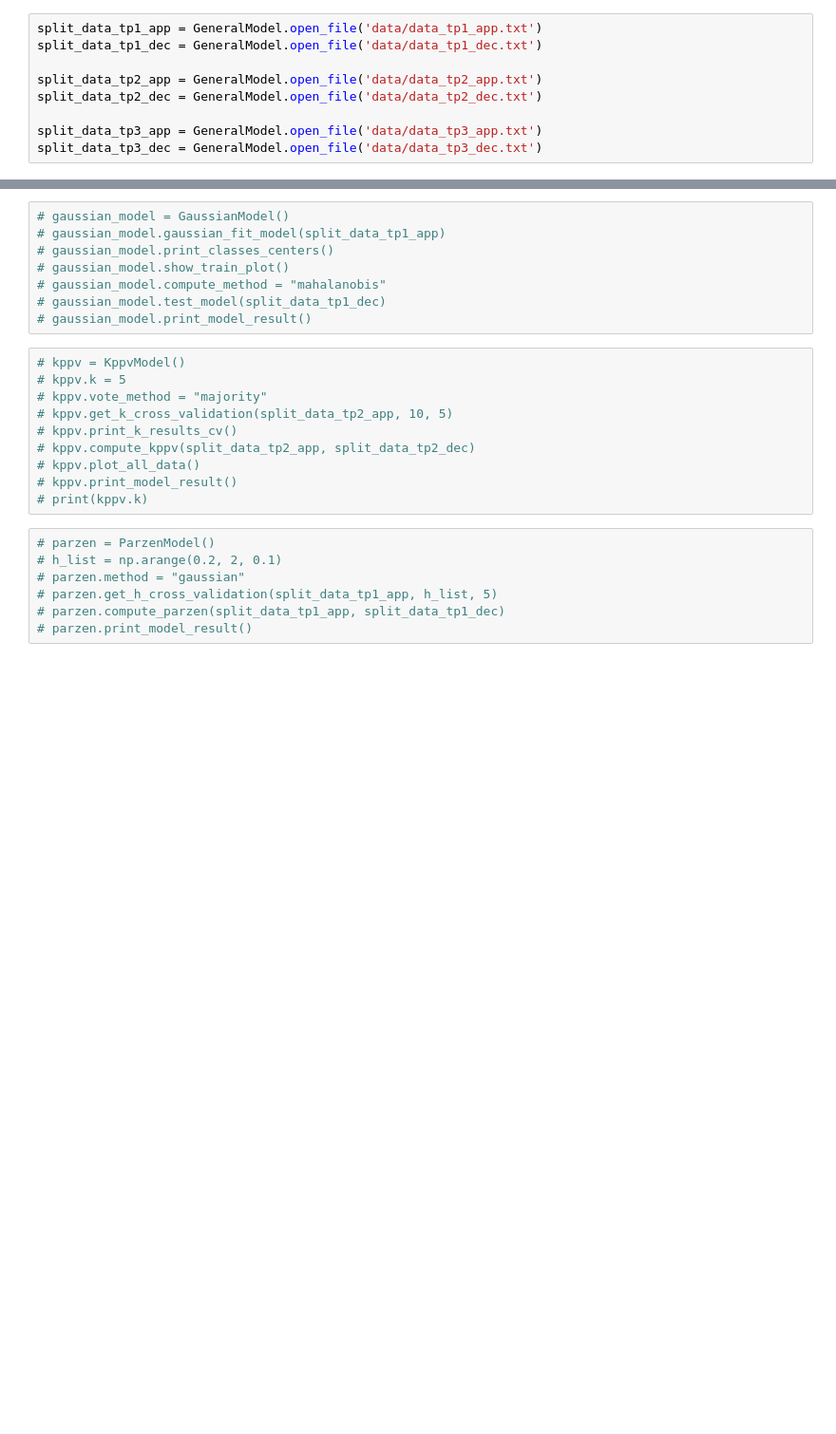
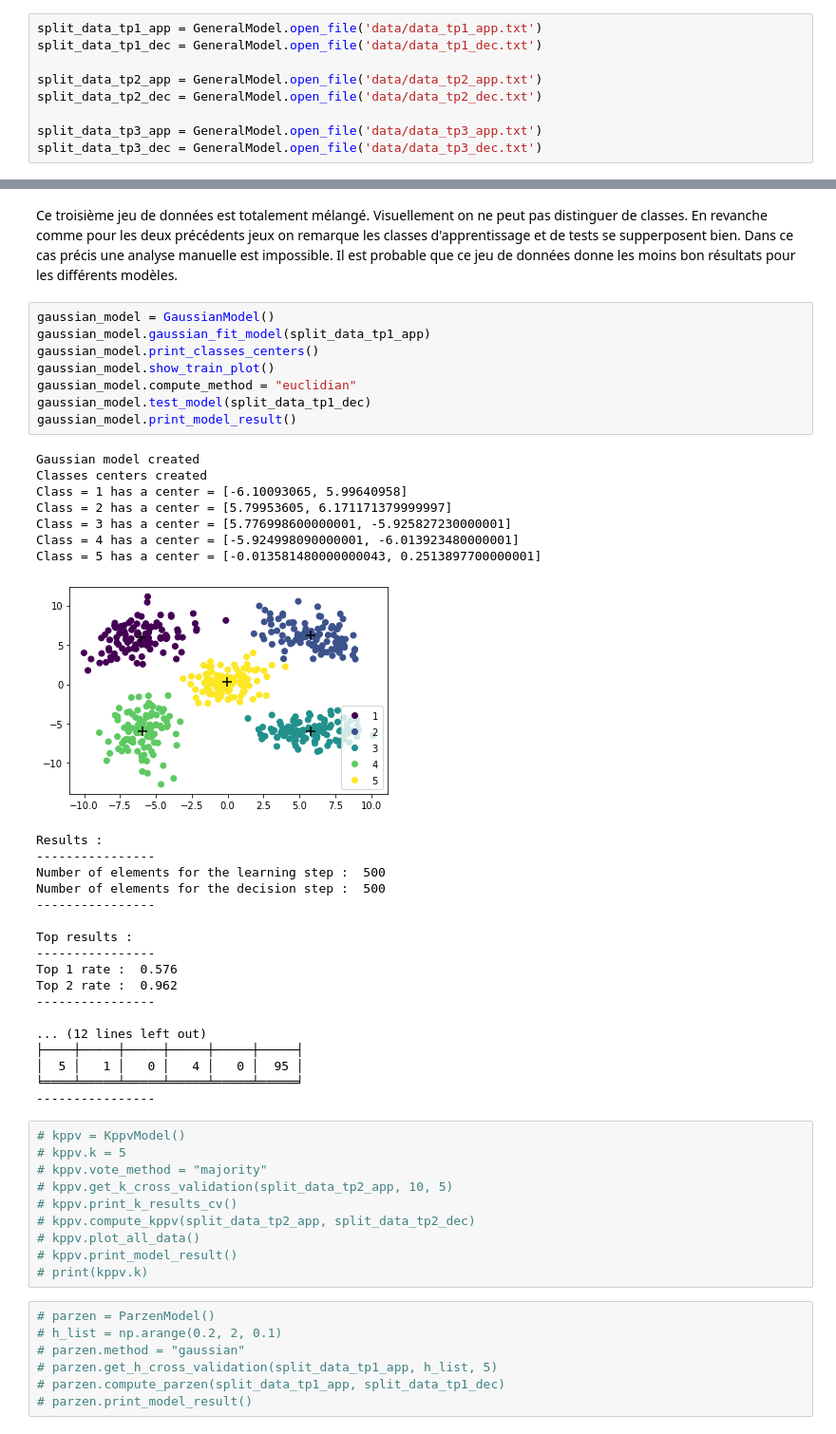
Before and after one commit to RudolphDev/machine_learning, a Jupyter notebook: analysis.ipynb, the cells around one changed output, grey strips where cells are left out. Shown at 95% size. Drawn from its saved outputs; the diff is of its cells as text; blank space fills up the shorter version.

```diff
--- a/analysis.ipynb
+++ b/analysis.ipynb
@@ -16,11 +49,39 @@ split_data_tp3_dec = GeneralModel.open_file('data/data_tp3_dec.txt')
+# %% [markdown]
+Ce troisième jeu de données est totalement mélangé. Visuellement on ne peut pas distinguer de classes. En revanche comme pour les deux précédents jeux on remarque les classes d'apprentissage et de tests se supperposent bien. Dans ce cas précis une analyse manuelle est impossible. Il est probable que ce jeu de données donne les moins bon résultats pour les différents modèles.
 # %%
-# gaussian_model = GaussianModel()
-# gaussian_model.gaussian_fit_model(split_data_tp1_app)
-# gaussian_model.print_classes_centers()
-# gaussian_model.show_train_plot()
-# gaussian_model.compute_method = "mahalanobis"
-# gaussian_model.test_model(split_data_tp1_dec)
-# gaussian_model.print_model_result()
+gaussian_model = GaussianModel()
+gaussian_model.gaussian_fit_model(split_data_tp1_app)
+gaussian_model.print_classes_centers()
+gaussian_model.show_train_plot()
+gaussian_model.compute_method = "euclidian"
+gaussian_model.test_model(split_data_tp1_dec)
+gaussian_model.print_model_result()
+# %% [output]
+Gaussian model created
+Classes centers created
+Class = 1 has a center = [-6.10093065, 5.99640958]
+Class = 2 has a center = [5.79953605, 6.171171379999997]
+Class = 3 has a center = [5.776998600000001, -5.925827230000001]
+Class = 4 has a center = [-5.924998090000001, -6.013923480000001]
+Class = 5 has a center = [-0.013581480000000043, 0.2513897700000001]
+[figure, added]
+Results :
+----------------
+Number of elements for the learning step :  500
+Number of elements for the decision step :  500
+----------------
+
+Top results :
+----------------
+Top 1 rate :  0.576
+Top 2 rate :  0.962
+----------------
+
+... (12 lines left out)
+├────┼─────┼─────┼─────┼─────┼─────┤
+│  5 │   1 │   0 │   4 │   0 │  95 │
+╘════╧═════╧═════╧═════╧═════╧═════╛
+----------------
 # %%
 # kppv = KppvModel()
 # kppv.k = 5
```
Also changed, not shown: parts of 9 cells of this notebook, 2 other files.
